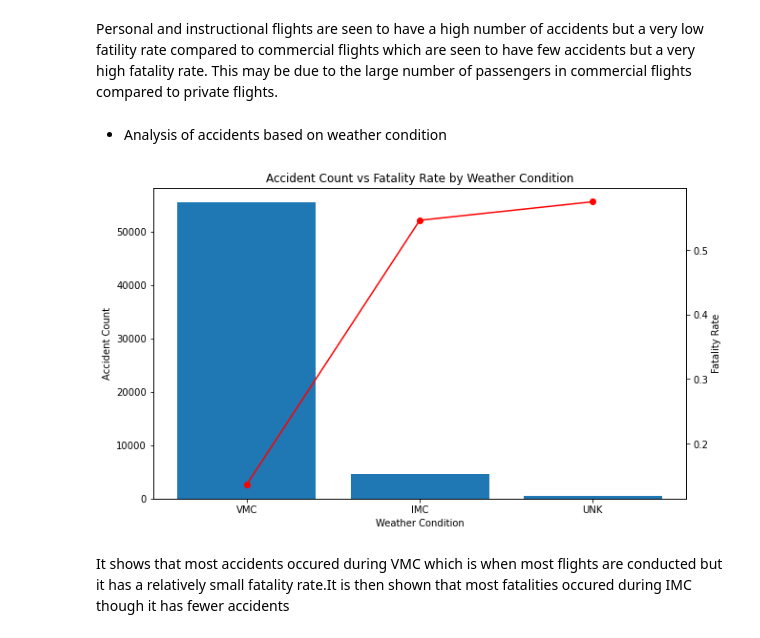
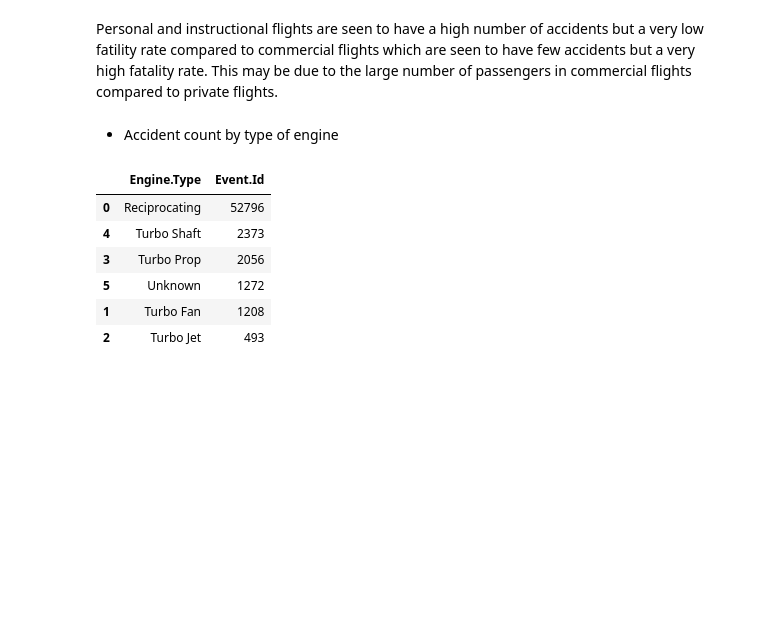
Before and after one commit to isabellasiele/dsc-phase-1-project-v3, a Jupyter notebook: student.ipynb, the cells around one changed output. Saved outputs shown, nothing was run; the diff lists cells and outputs as text; code cells hidden in the pictures; blank space fills up the shorter version.

```diff
--- a/student.ipynb
+++ b/student.ipynb
@@ -371,33 +359,21 @@ plt.show()
 [figure]
 # %% [markdown]
 Personal and instructional flights are seen to have a high number of accidents but a very low fatility rate compared to commercial flights which are seen to have few accidents but a very high fatality rate. This may be due to the large number of passengers in commercial flights compared to private flights.
-# %% [markdown]
-- Analysis of accidents based on weather condition
-# %%
-# Group data by weather condition
-weather_stats = df.groupby("Weather.Condition").agg(
-    accidents=("Event.Id", "count"),
-    fatalities=("Total.Fatal.Injuries", "sum"),
-    uninjured=("Total.Uninjured", "sum"),
-    avg_fatality_rate=("Fatality.Rate", "mean"))
-
-# Sort by accident counts
-weather_stats = weather_stats.sort_values("accidents", ascending=False)
-
-fig, ax1 = plt.subplots(figsize=(10,6))
-# Bar plot for accident counts
-bars = ax1.bar(weather_stats.index, weather_stats["accidents"])
-ax1.set_ylabel("Accident Count")
-ax1.set_xlabel("Weather Condition")
-
-# Line plot for fatality rate
-ax2 = ax1.twinx()
-ax2.plot(weather_stats.index, weather_stats["avg_fatality_rate"], color="red", marker="o")
-ax2.set_ylabel("Fatality Rate")
-
-plt.title("Accident Count vs Fatality Rate by Weather Condition")
-plt.show()
-# %% [output]
-[figure, removed]
-# %% [markdown]
-It shows that most accidents occured during VMC which is when most flights are conducted but it has a relatively small fatality rate.It is then shown that most fatalities occured during IMC though it has fewer accidents
+# %% [markdown]
+- Accident count by type of engine
+# %%
+df_grouped = df.groupby("Engine.Type")["Event.Id"].count().reset_index()
+
+# Sorting by Fatality.Rate in descending order (if you want to see highest fatality rate first)
+df_grouped = df_grouped.sort_values(by="Event.Id", ascending=False)
+
+# Display the result
+df_grouped
+# %% [output]
+|  | Engine.Type | Event.Id |
+| 0 | Reciprocating | 52796 |
+| 4 | Turbo Shaft | 2373 |
+| 3 | Turbo Prop | 2056 |
+| 5 | Unknown | 1272 |
+| 1 | Turbo Fan | 1208 |
+| 2 | Turbo Jet | 493 |
```
Also changed, not shown: parts of 7 cells of this notebook, 2 other files.
